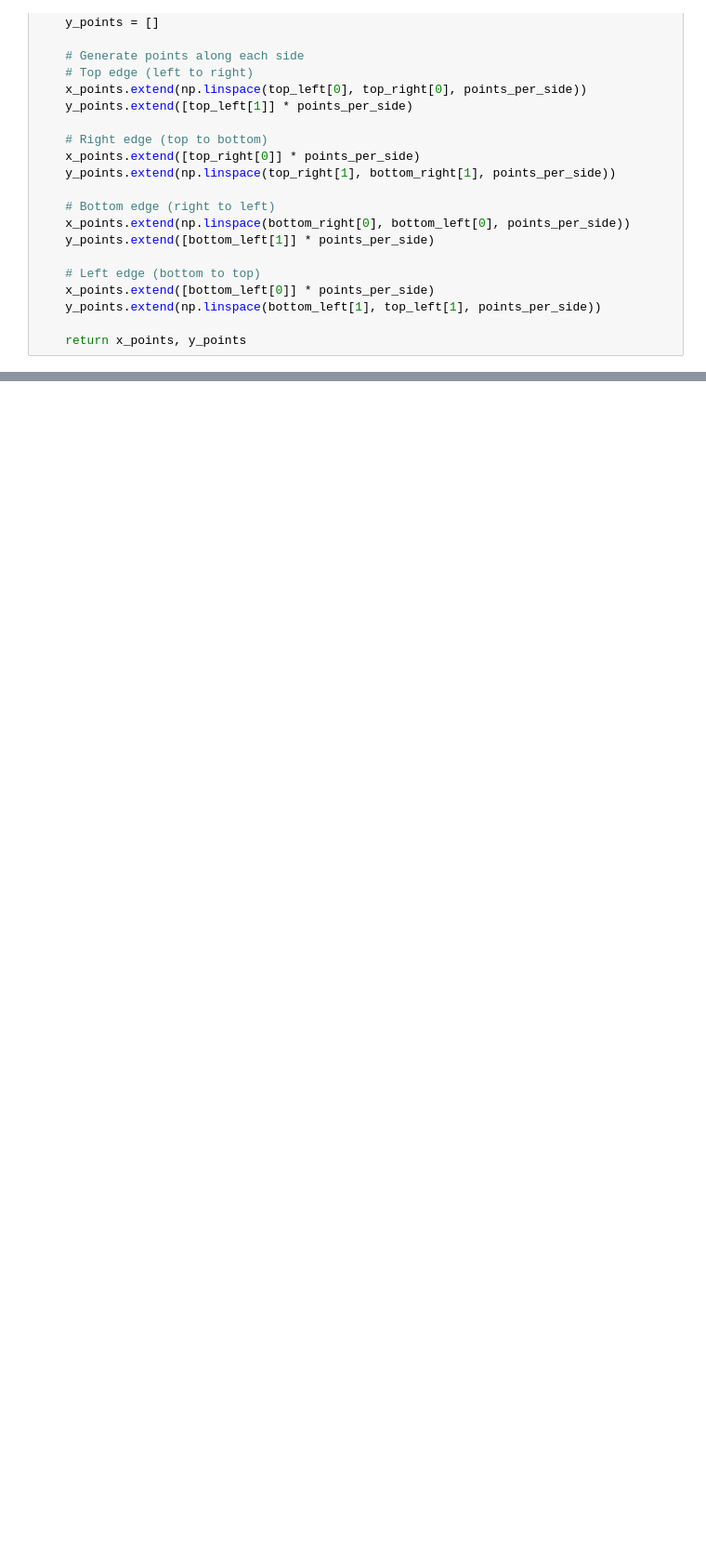
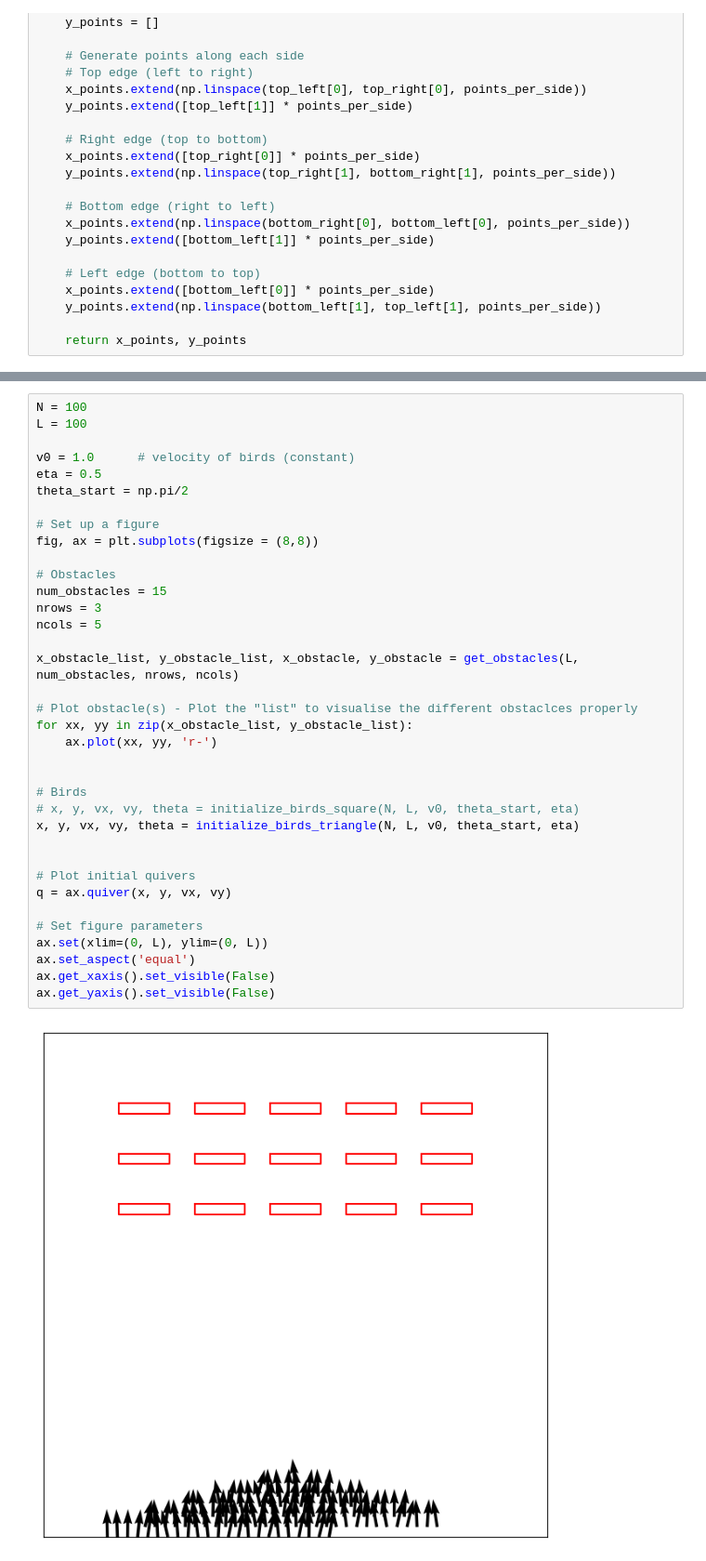
Before and after one commit to mattrflew/ind-maths-project-2-group-8, a Jupyter notebook: test_setup.ipynb, the cells around one changed output, grey strips where cells are left out. Shown: that part at 93% size. Saved outputs shown, nothing was run; the diff lists cells and outputs as text; blank space fills up the shorter version.

```diff
--- a/test_setup.ipynb
+++ b/test_setup.ipynb
@@ -263,0 +340,38 @@ def make_rectangular_obstacle(x_centre, y_centre, L1, L2, n=25):
+# %%
+N = 100
+L = 100
+
+v0 = 1.0      # velocity of birds (constant)
+eta = 0.5
+theta_start = np.pi/2
+
+# Set up a figure
+fig, ax = plt.subplots(figsize = (8,8))
+
+# Obstacles
+num_obstacles = 15
+nrows = 3
+ncols = 5
+
+x_obstacle_list, y_obstacle_list, x_obstacle, y_obstacle = get_obstacles(L, num_obstacles, nrows, ncols)
+
+# Plot obstacle(s) - Plot the "list" to visualise the different obstaclces properly
+for xx, yy in zip(x_obstacle_list, y_obstacle_list):
+    ax.plot(xx, yy, 'r-')
+
+
+# Birds
+# x, y, vx, vy, theta = initialize_birds_square(N, L, v0, theta_start, eta)
+x, y, vx, vy, theta = initialize_birds_triangle(N, L, v0, theta_start, eta)
+
+
+# Plot initial quivers
+q = ax.quiver(x, y, vx, vy)
+
+# Set figure parameters
+ax.set(xlim=(0, L), ylim=(0, L))
+ax.set_aspect('equal')
+ax.get_xaxis().set_visible(False)
+ax.get_yaxis().set_visible(False)
+# %% [output]
+[figure, added]
```
Also changed, not shown: parts of 9 cells of this notebook, 1 other file.
